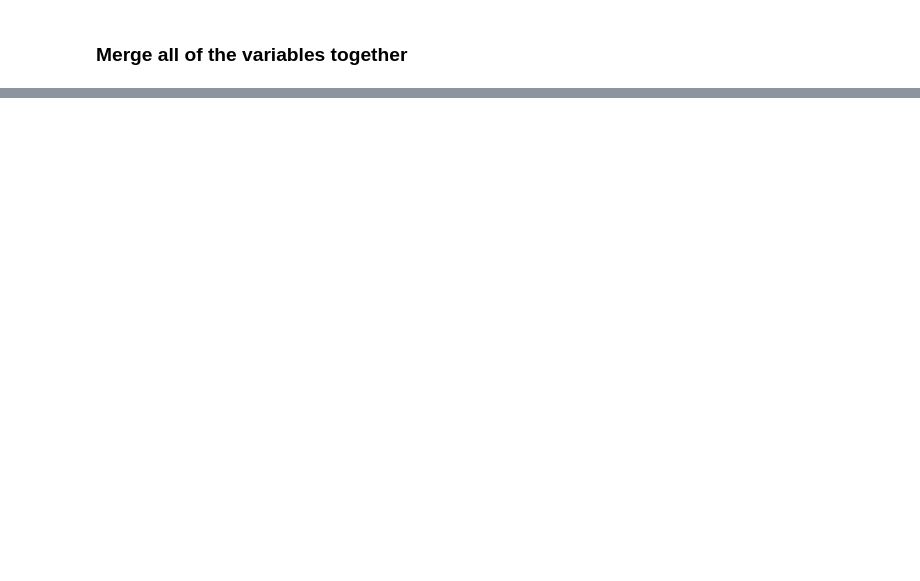
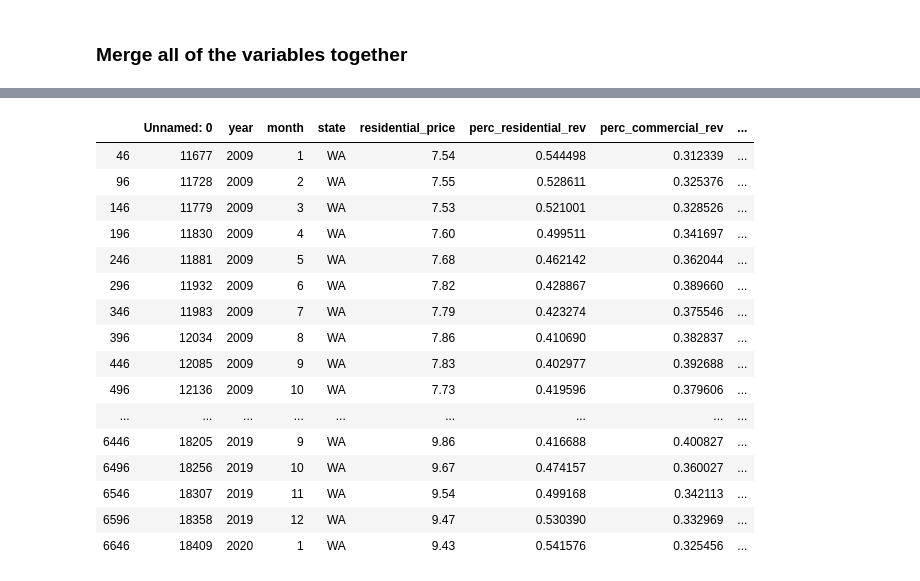
Before and after one commit to rachelsanderson/reduced-form, a Jupyter notebook: DataCleaningCode/MakeStataData/create_stata_data.ipynb, the cells around one changed output, grey strips where cells are left out. Drawn from its saved outputs; the diff is of its cells as text; code cells hidden in the pictures; blank space fills up the shorter version.

```diff
--- a/DataCleaningCode/MakeStataData/create_stata_data.ipynb
+++ b/DataCleaningCode/MakeStataData/create_stata_data.ipynb
@@ -75,3 +83,10 @@ loan_funds = grant_data.groupby('State').Funded.sum().reset_index()
 solar_cap_ann = solar.groupby(['plant_state','operating_year'])[['summer_cap','nameplate_cap', 'winter_cap']].sum().reset_index()
 # %%
 master_df = solar_cap_ann.merge(loan_funds, how='outer',left_on='plant_state',right_on='State')
+# %%
+price_data = pd.read_csv(StataFiles + 'RawCSV/monthly_prices_by_state.csv')
+# take mean of monthly observations so they link up nicely with ann capacity data
+avg_price_data=price_data.groupby(['state','year']).mean().reset_index()
+avg_price_data.drop([x for x in tt.columns if "Unnamed" in x], axis=1, inplace=True)
+avg_price_data = avg_price_data[~avg_price_data.isna()]
+avg_price_data.to_csv(StataFiles + 'RawCSV/avg_prices_by_state.csv')
@@ -97,0 +137,20 @@ master_df.to_csv()
+# %%
+price_data[price_data['state']=='WA']
+# %% [output]
+|  | Unnamed: 0 | year | month | state | residential_price | perc_residential_rev | perc_commercial_rev | ... |
+| 46 | 11677 | 2009 | 1 | WA | 7.54 | 0.544498 | 0.312339 | ... |
+| 96 | 11728 | 2009 | 2 | WA | 7.55 | 0.528611 | 0.325376 | ... |
+| 146 | 11779 | 2009 | 3 | WA | 7.53 | 0.521001 | 0.328526 | ... |
+| 196 | 11830 | 2009 | 4 | WA | 7.60 | 0.499511 | 0.341697 | ... |
+| 246 | 11881 | 2009 | 5 | WA | 7.68 | 0.462142 | 0.362044 | ... |
+| 296 | 11932 | 2009 | 6 | WA | 7.82 | 0.428867 | 0.389660 | ... |
+| 346 | 11983 | 2009 | 7 | WA | 7.79 | 0.423274 | 0.375546 | ... |
+| 396 | 12034 | 2009 | 8 | WA | 7.86 | 0.410690 | 0.382837 | ... |
+| 446 | 12085 | 2009 | 9 | WA | 7.83 | 0.402977 | 0.392688 | ... |
+| 496 | 12136 | 2009 | 10 | WA | 7.73 | 0.419596 | 0.379606 | ... |
+| ... | ... | ... | ... | ... | ... | ... | ... | ... |
+| 6446 | 18205 | 2019 | 9 | WA | 9.86 | 0.416688 | 0.400827 | ... |
+| 6496 | 18256 | 2019 | 10 | WA | 9.67 | 0.474157 | 0.360027 | ... |
+| 6546 | 18307 | 2019 | 11 | WA | 9.54 | 0.499168 | 0.342113 | ... |
+| 6596 | 18358 | 2019 | 12 | WA | 9.47 | 0.530390 | 0.332969 | ... |
+| 6646 | 18409 | 2020 | 1 | WA | 9.43 | 0.541576 | 0.325456 | ... |
```
Also changed, not shown: parts of 13 cells of this notebook.
